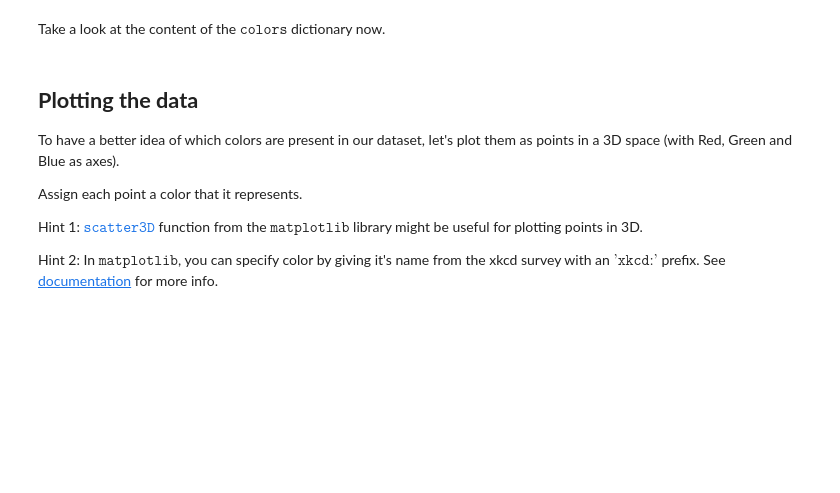
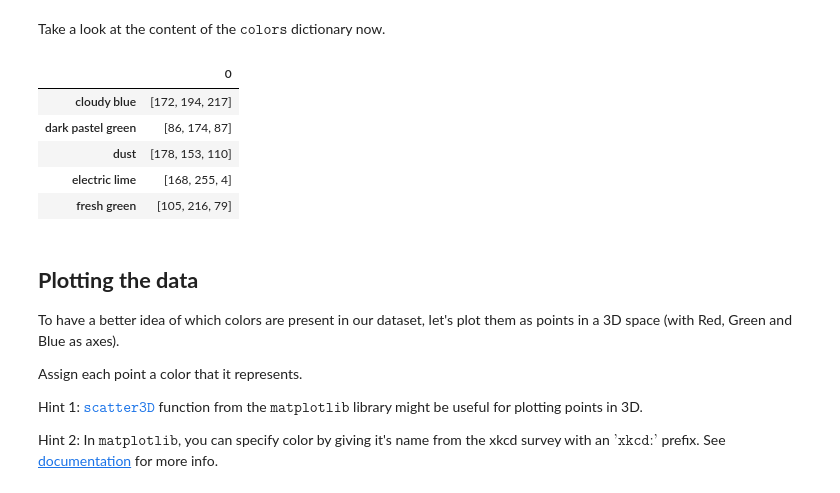
Before and after one commit to superkisa/MaGaML, a Jupyter notebook: MathRefresher/sem_Colors.ipynb, the cells around one changed output. Saved outputs shown, nothing was run; the diff lists cells and outputs as text; code cells hidden in the pictures; blank space fills up the shorter version.

```diff
--- a/MathRefresher/sem_Colors.ipynb
+++ b/MathRefresher/sem_Colors.ipynb
@@ -44,6 +53,14 @@ for item in raw_data['colors']:
 Take a look at the content of the $\texttt{colors}$ dictionary now.
 # %%
 # Your code here
+pd.json_normalize(colors).T.head()
+# %% [output]
+|  | 0 |
+| cloudy blue | [172, 194, 217] |
+| dark pastel green | [86, 174, 87] |
+| dust | [178, 153, 110] |
+| electric lime | [168, 255, 4] |
+| fresh green | [105, 216, 79] |
 # %% [markdown]
 ## **Plotting the data**
 
```
Also changed, not shown: parts of 6 cells of this notebook.
